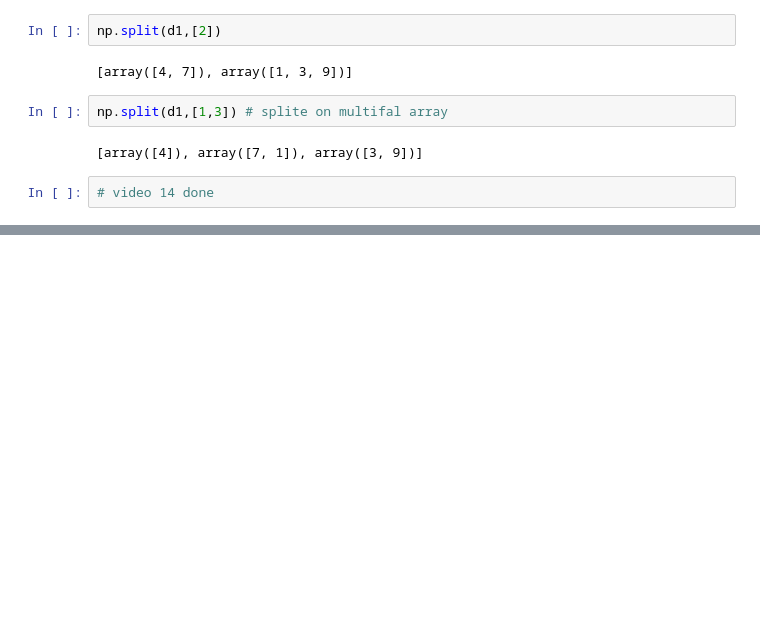
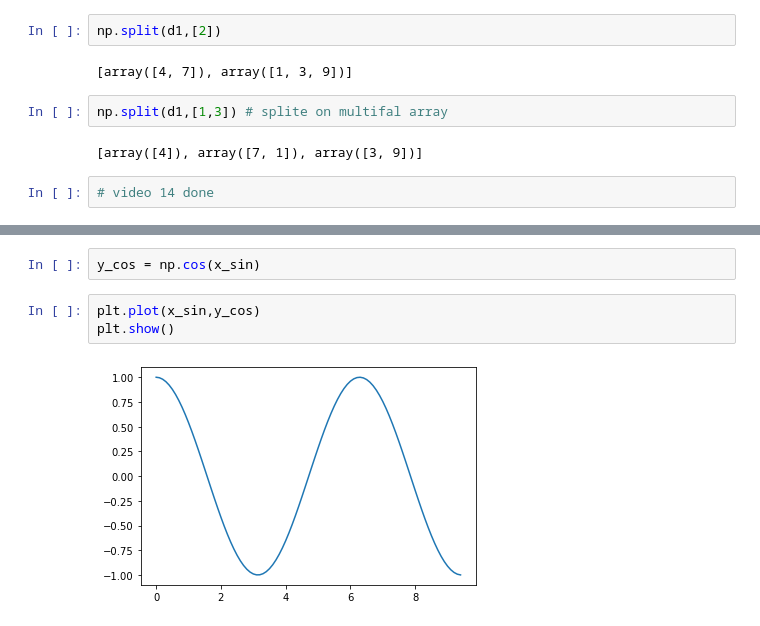
Before and after one commit to Shantonu-Acharjee/All-Gide-Bank, a Jupyter notebook: ARTIFICIAL INTELLIGENCE Gide Bank/MACHINE LEARNING GIDE BANK/NUMPY/Numpy Gide.ipynb, the cells around one changed output, grey strips where cells are left out. Cells and saved outputs as stored; diff of their text form; blank space fills up the shorter version.

```diff
--- a/ARTIFICIAL INTELLIGENCE Gide Bank/MACHINE LEARNING GIDE BANK/NUMPY/Numpy Gide.ipynb
+++ b/ARTIFICIAL INTELLIGENCE Gide Bank/MACHINE LEARNING GIDE BANK/NUMPY/Numpy Gide.ipynb
@@ -614,0 +672,7 @@ np.split(d1,[1,3]) # splite on multifal array
+# %%
+y_cos = np.cos(x_sin)
+# %%
+plt.plot(x_sin,y_cos)
+plt.show()
+# %% [output]
+[figure, added]
```
Also changed, not shown: parts of 52 cells of this notebook.
